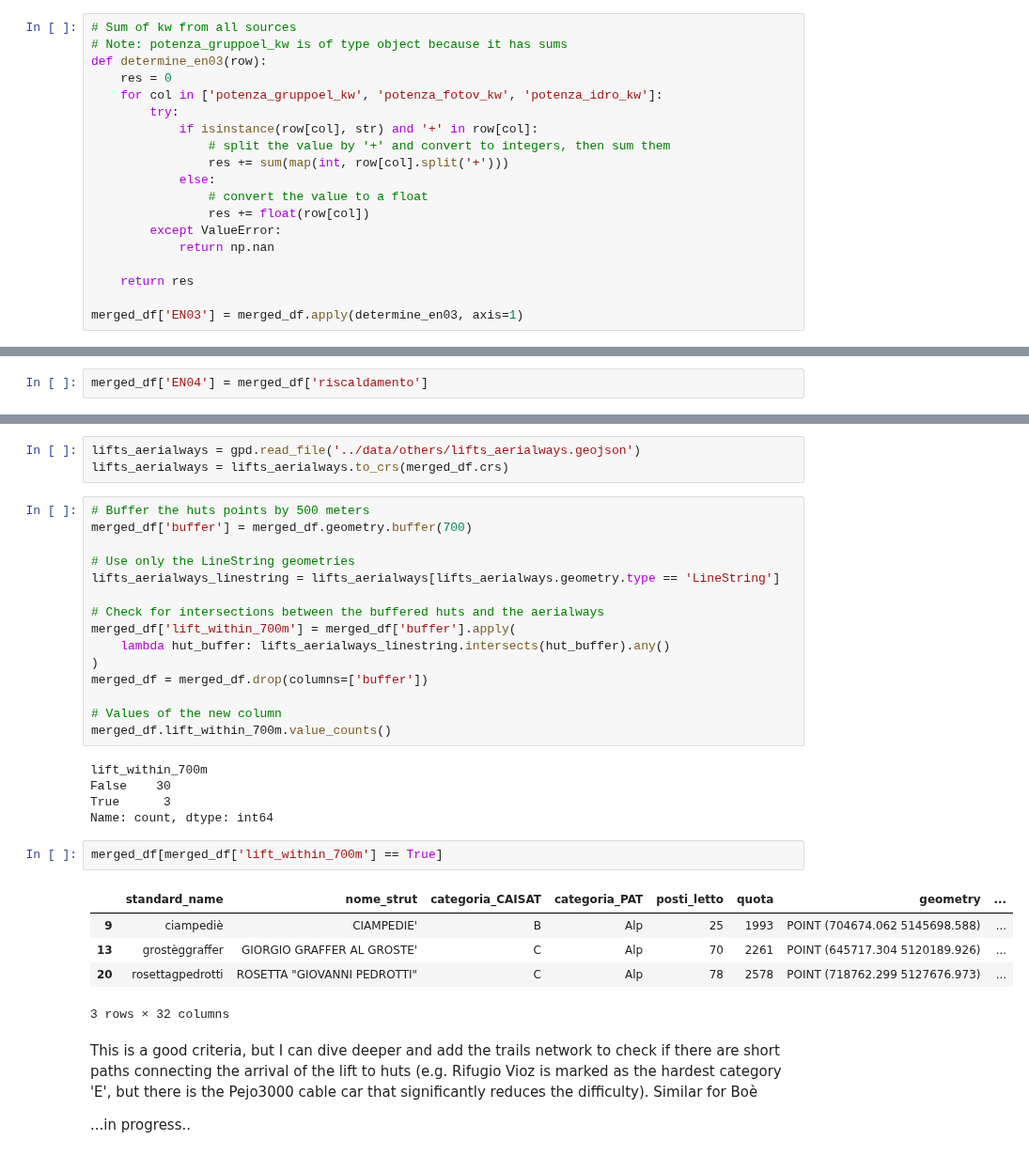
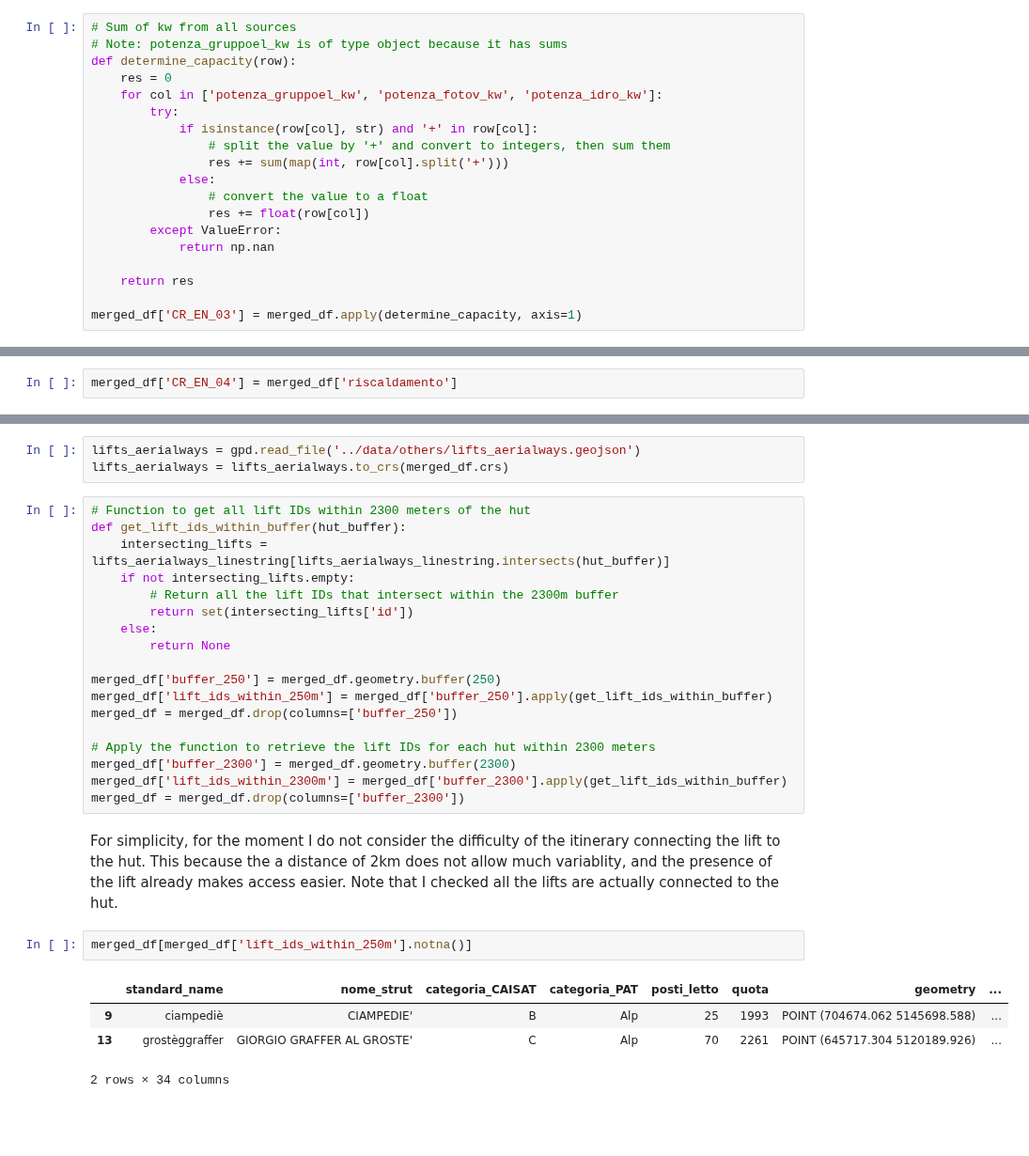
Before and after one commit to dclfbk/alpinehutsustainability, a Jupyter notebook: code/mcdm_analysis.ipynb, the cells around one changed output, grey strips where cells are left out. Shown at 94% size. Drawn from its saved outputs; the diff is of its cells as text; blank space fills up the shorter version.

Commit message:
progress with creation of criteria gdf

```diff
--- a/code/mcdm_analysis.ipynb
+++ b/code/mcdm_analysis.ipynb
@@ -261,7 +207,7 @@ EN03. POWER STORAGE CAPACITY
 # %%
 # Sum of kw from all sources
 # Note: potenza_gruppoel_kw is of type object because it has sums
-def determine_en03(row):
+def determine_capacity(row):
     res = 0
     for col in ['potenza_gruppoel_kw', 'potenza_fotov_kw', 'potenza_idro_kw']:
         try:
@@ -276,5 +222,5 @@ def determine_en03(row):
 
     return res
 
-merged_df['EN03'] = merged_df.apply(determine_en03, axis=1)
+merged_df['CR_EN_03'] = merged_df.apply(determine_capacity, axis=1)
 # %%
@@ -303,2 +251,2 @@ EN04. HEATING
 # %%
-merged_df['EN04'] = merged_df['riscaldamento']
+merged_df['CR_EN_04'] = merged_df['riscaldamento']
@@ -346,35 +308,30 @@ From looking in QGIS: there are 3 types of geometries (point, linestring and pol
 # %%
 lifts_aerialways = gpd.read_file('../data/others/lifts_aerialways.geojson')
 lifts_aerialways = lifts_aerialways.to_crs(merged_df.crs)
-# %%
-# Buffer the huts points by 500 meters
-merged_df['buffer'] = merged_df.geometry.buffer(700)
-
-# Use only the LineString geometries
-lifts_aerialways_linestring = lifts_aerialways[lifts_aerialways.geometry.type == 'LineString']
-
-# Check for intersections between the buffered huts and the aerialways
-merged_df['lift_within_700m'] = merged_df['buffer'].apply(
-    lambda hut_buffer: lifts_aerialways_linestring.intersects(hut_buffer).any()
-)
-merged_df = merged_df.drop(columns=['buffer'])
-
-# Values of the new column
-merged_df.lift_within_700m.value_counts()
-# %% [output]
-lift_within_700m
-False    30
-True      3
-Name: count, dtype: int64
+# %%
+# Function to get all lift IDs within 2300 meters of the hut
+def get_lift_ids_within_buffer(hut_buffer):
+    intersecting_lifts = lifts_aerialways_linestring[lifts_aerialways_linestring.intersects(hut_buffer)]
+    if not intersecting_lifts.empty:
+        # Return all the lift IDs that intersect within the 2300m buffer
+        return set(intersecting_lifts['id'])
+    else:
+        return None
+
+merged_df['buffer_250'] = merged_df.geometry.buffer(250)
+merged_df['lift_ids_within_250m'] = merged_df['buffer_250'].apply(get_lift_ids_within_buffer)
+merged_df = merged_df.drop(columns=['buffer_250'])
+
+# Apply the function to retrieve the lift IDs for each hut within 2300 meters
+merged_df['buffer_2300'] = merged_df.geometry.buffer(2300)
+merged_df['lift_ids_within_2300m'] = merged_df['buffer_2300'].apply(get_lift_ids_within_buffer)
+merged_df = merged_df.drop(columns=['buffer_2300'])
+# %% [markdown]
+For simplicity, for the moment I do not consider the difficulty of the itinerary connecting the lift to the hut. This because the a distance of 2km does not allow much variablity, and the presence of the lift already makes access easier. Note that I checked all the lifts are actually connected to the hut.
 # %%
-merged_df[merged_df['lift_within_700m'] == True]
+merged_df[merged_df['lift_ids_within_250m'].notna()]
 # %% [output]
 |  | standard_name | nome_strut | categoria_CAISAT | categoria_PAT | posti_letto | quota | geometry | ... |
 | 9 | ciampediè | CIAMPEDIE' | B | Alp | 25 | 1993 | POINT (704674.062 5145698.588) | ... |
 | 13 | grostèggraffer | GIORGIO GRAFFER AL GROSTE' | C | Alp | 70 | 2261 | POINT (645717.304 5120189.926) | ... |
-| 20 | rosettagpedrotti | ROSETTA "GIOVANNI PEDROTTI" | C | Alp | 78 | 2578 | POINT (718762.299 5127676.973) | ... |
-3 rows × 32 columns
+2 rows × 34 columns
-# %% [markdown]
-This is a good criteria, but I can dive deeper and add the trails network to check if there are short paths connecting the arrival of the lift to huts (e.g. Rifugio Vioz is marked as the hardest category 'E', but there is the Pejo3000 cable car that significantly reduces the difficulty). Similar for Boè
-
-...in progress..
```
Also changed, not shown: parts of 38 cells of this notebook, 1 other file.
